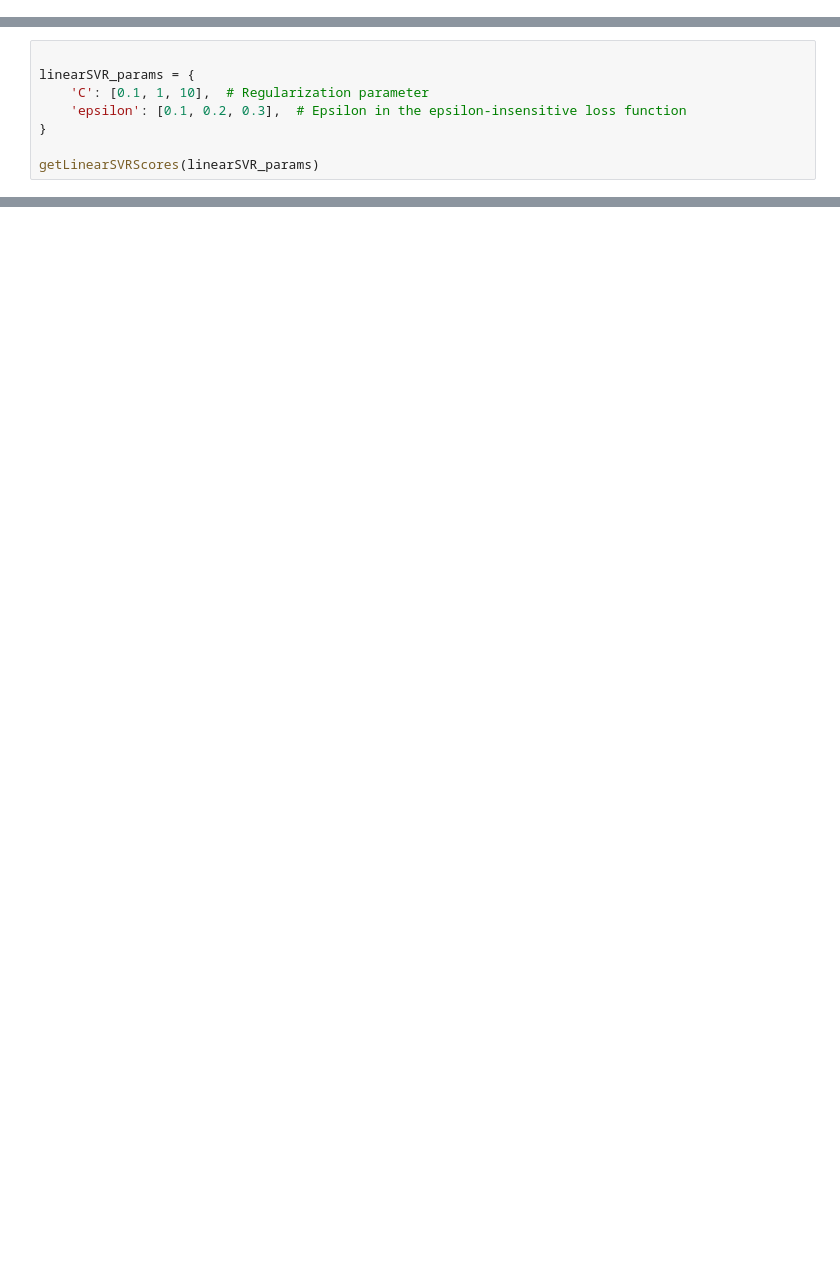
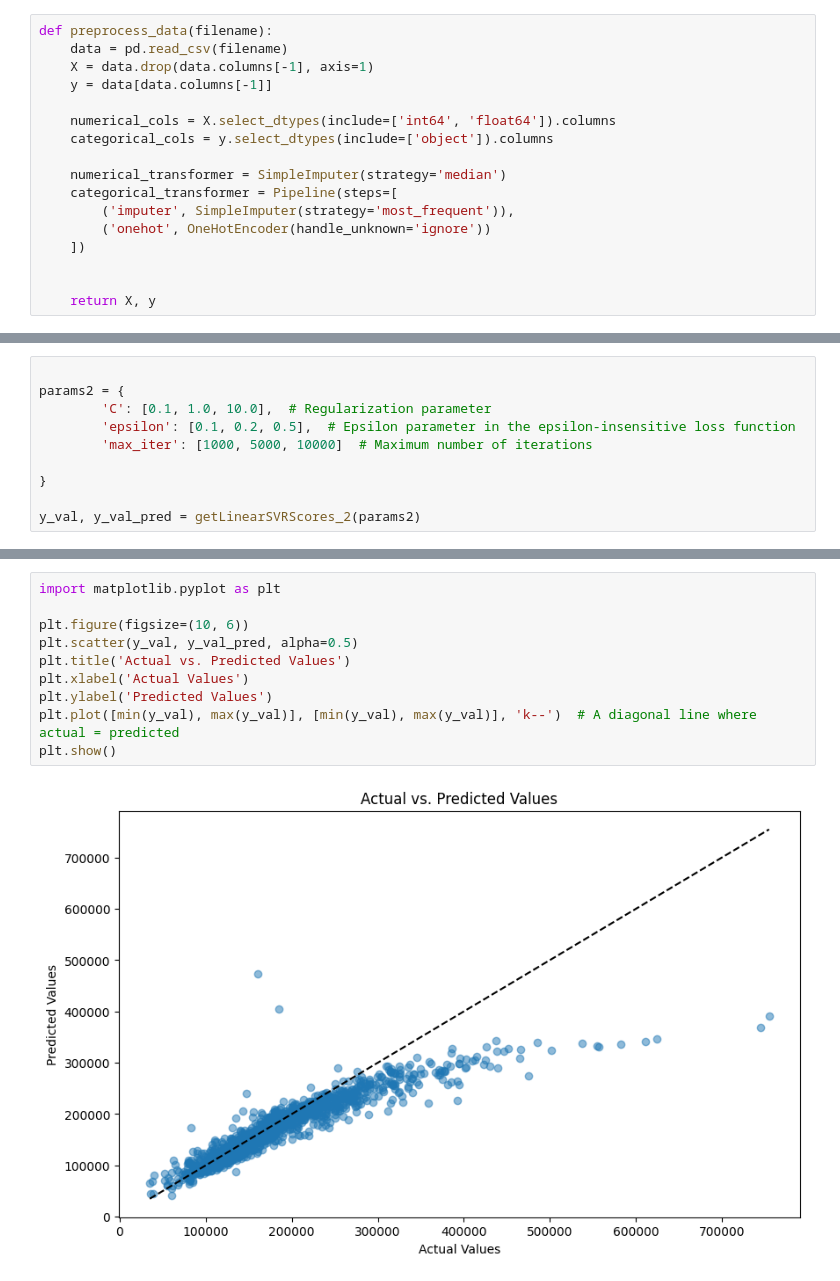
Before and after one commit to nathanho4/IS427-Final-Project, a Jupyter notebook: main.ipynb, the cells around one changed output, grey strips where cells are left out. Drawn from its saved outputs; the diff is of its cells as text; blank space fills up the shorter version.

```diff
--- a/main.ipynb
+++ b/main.ipynb
@@ -47 +12,18 @@ def preprocess_data(filename):
+# %%
+def preprocess_data(filename):
+    data = pd.read_csv(filename)
+    X = data.drop(data.columns[-1], axis=1)
+    y = data[data.columns[-1]]
+
+    numerical_cols = X.select_dtypes(include=['int64', 'float64']).columns
+    categorical_cols = y.select_dtypes(include=['object']).columns
+
+    numerical_transformer = SimpleImputer(strategy='median')
+    categorical_transformer = Pipeline(steps=[
+        ('imputer', SimpleImputer(strategy='most_frequent')),
+        ('onehot', OneHotEncoder(handle_unknown='ignore'))
+    ])
+
+
+    return X, y
 # %%
@@ -248,9 +122,11 @@ KeyboardInterrupt:
 # %%
 
-linearSVR_params = {
-    'C': [0.1, 1, 10],  # Regularization parameter
-    'epsilon': [0.1, 0.2, 0.3],  # Epsilon in the epsilon-insensitive loss function
+params2 = {
+        'C': [0.1, 1.0, 10.0],  # Regularization parameter
+        'epsilon': [0.1, 0.2, 0.5],  # Epsilon parameter in the epsilon-insensitive loss function
+        'max_iter': [1000, 5000, 10000]  # Maximum number of iterations
+
 }
 
-getLinearSVRScores(linearSVR_params)
+y_val, y_val_pred = getLinearSVRScores_2(params2)
 # %% [output]
@@ -263,0 +137,12 @@ Mean Absolute Percentage Error (MAPE): 1.7628639295876115e+17
+# %%
+import matplotlib.pyplot as plt
+
+plt.figure(figsize=(10, 6))
+plt.scatter(y_val, y_val_pred, alpha=0.5)
+plt.title('Actual vs. Predicted Values')
+plt.xlabel('Actual Values')
+plt.ylabel('Predicted Values')
+plt.plot([min(y_val), max(y_val)], [min(y_val), max(y_val)], 'k--')  # A diagonal line where actual = predicted
+plt.show()
+# %% [output]
+[figure, added]
```
Also changed, not shown: parts of 8 cells of this notebook.
